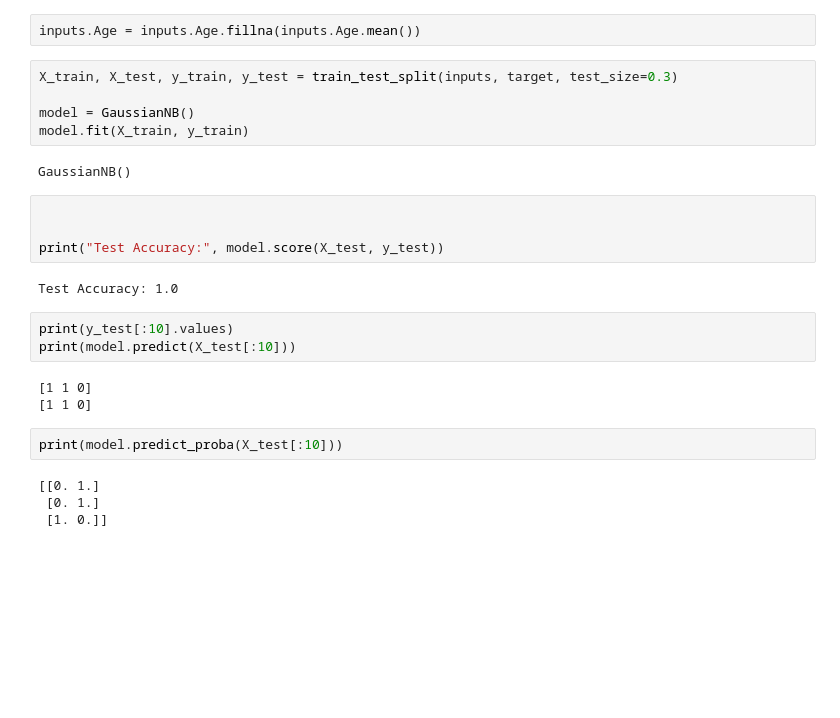
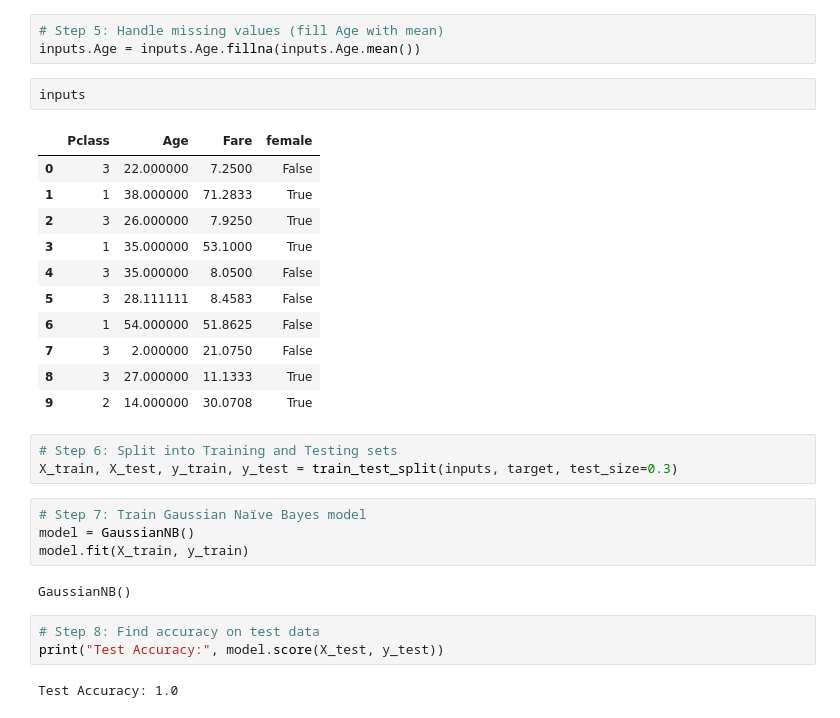
Before and after one commit to jothivasan17/exp5a, a Jupyter notebook: exp5a.ipynb, the cells around one changed output. Drawn from its saved outputs; the diff is of its cells as text; blank space fills up the shorter version.

```diff
--- a/exp5a.ipynb
+++ b/exp5a.ipynb
@@ -22,27 +65,31 @@ inputs.drop(['Gender','male'], axis='columns', inplace=True)
 # %%
+# Step 5: Handle missing values (fill Age with mean)
 inputs.Age = inputs.Age.fillna(inputs.Age.mean())
+# %%
+inputs
+# %% [output]
+|  | Pclass | Age | Fare | female |
+| 0 | 3 | 22.000000 | 7.2500 | False |
+| 1 | 1 | 38.000000 | 71.2833 | True |
+| 2 | 3 | 26.000000 | 7.9250 | True |
+| 3 | 1 | 35.000000 | 53.1000 | True |
+| 4 | 3 | 35.000000 | 8.0500 | False |
+| 5 | 3 | 28.111111 | 8.4583 | False |
+| 6 | 1 | 54.000000 | 51.8625 | False |
+| 7 | 3 | 2.000000 | 21.0750 | False |
+| 8 | 3 | 27.000000 | 11.1333 | True |
+| 9 | 2 | 14.000000 | 30.0708 | True |
 # %%
+# Step 6: Split into Training and Testing sets
 X_train, X_test, y_train, y_test = train_test_split(inputs, target, test_size=0.3)
-
-model = GaussianNB()
-model.fit(X_train, y_train)
-# %% [output]
-GaussianNB()
+# %%
+# Step 7: Train Gaussian Naïve Bayes model
+model = GaussianNB()
+model.fit(X_train, y_train)
+# %% [output]
+GaussianNB()
 # %%
-
-
+# Step 8: Find accuracy on test data
 print("Test Accuracy:", model.score(X_test, y_test))
 # %% [output]
 Test Accuracy: 1.0
-# %%
-print(y_test[:10].values)
-print(model.predict(X_test[:10]))
-# %% [output]
-[1 1 0]
-[1 1 0]
-# %%
-print(model.predict_proba(X_test[:10]))
-# %% [output]
-[[0. 1.]
- [0. 1.]
- [1. 0.]]
```
Also changed, not shown: parts of 12 cells of this notebook.
